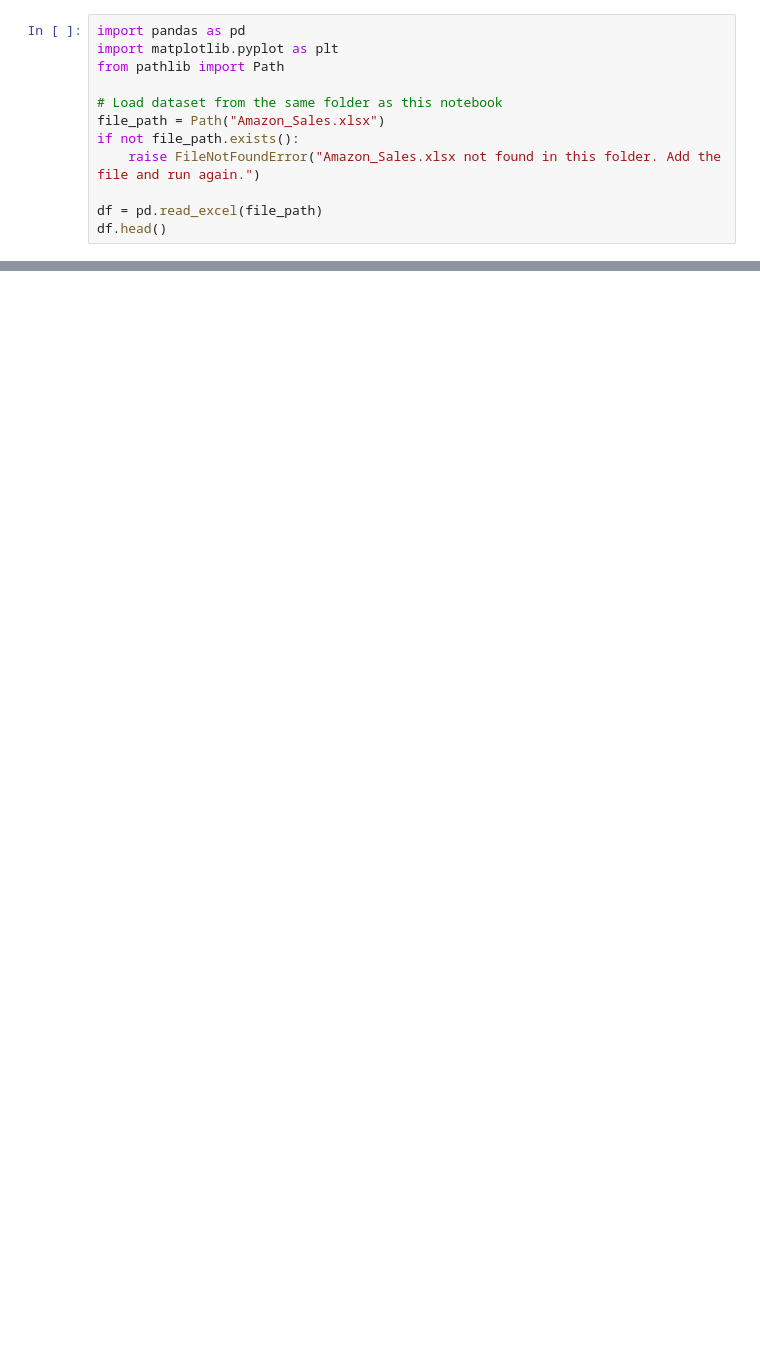
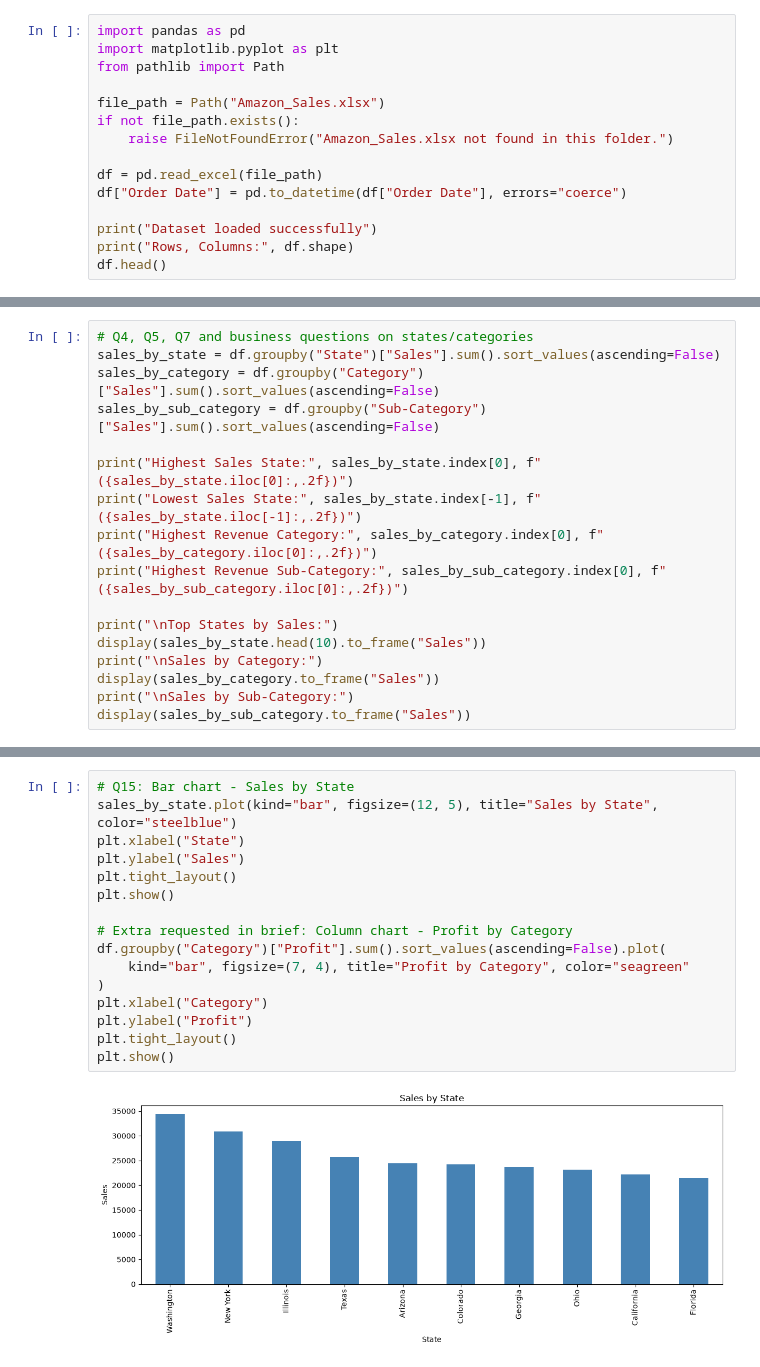
Before and after one commit to AshishCherian15/Amazon-Sales-Analysis, a Jupyter notebook: Amazon_Sales_Analysis.ipynb, the cells around one changed output, grey strips where cells are left out. Drawn from its saved outputs; the diff is of its cells as text; blank space fills up the shorter version.

Commit message:
Complete Amazon sales analysis with executed outputs

```diff
--- a/Amazon_Sales_Analysis.ipynb
+++ b/Amazon_Sales_Analysis.ipynb
@@ -7,10 +7,13 @@ import pandas as pd
 import matplotlib.pyplot as plt
 from pathlib import Path
 
-# Load dataset from the same folder as this notebook
 file_path = Path("Amazon_Sales.xlsx")
 if not file_path.exists():
-    raise FileNotFoundError("Amazon_Sales.xlsx not found in this folder. Add the file and run again.")
+    raise FileNotFoundError("Amazon_Sales.xlsx not found in this folder.")
 
 df = pd.read_excel(file_path)
+df["Order Date"] = pd.to_datetime(df["Order Date"], errors="coerce")
+
+print("Dataset loaded successfully")
+print("Rows, Columns:", df.shape)
 df.head()
@@ -58,0 +93,17 @@ plt.show()
+# %%
+# Q4, Q5, Q7 and business questions on states/categories
+sales_by_state = df.groupby("State")["Sales"].sum().sort_values(ascending=False)
+sales_by_category = df.groupby("Category")["Sales"].sum().sort_values(ascending=False)
+sales_by_sub_category = df.groupby("Sub-Category")["Sales"].sum().sort_values(ascending=False)
+
+print("Highest Sales State:", sales_by_state.index[0], f"({sales_by_state.iloc[0]:,.2f})")
+print("Lowest Sales State:", sales_by_state.index[-1], f"({sales_by_state.iloc[-1]:,.2f})")
+print("Highest Revenue Category:", sales_by_category.index[0], f"({sales_by_category.iloc[0]:,.2f})")
+print("Highest Revenue Sub-Category:", sales_by_sub_category.index[0], f"({sales_by_sub_category.iloc[0]:,.2f})")
+
+print("\nTop States by Sales:")
+display(sales_by_state.head(10).to_frame("Sales"))
+print("\nSales by Category:")
+display(sales_by_category.to_frame("Sales"))
+print("\nSales by Sub-Category:")
+display(sales_by_sub_category.to_frame("Sales"))
@@ -58,0 +245,18 @@ plt.show()
+# %%
+# Q15: Bar chart - Sales by State
+sales_by_state.plot(kind="bar", figsize=(12, 5), title="Sales by State", color="steelblue")
+plt.xlabel("State")
+plt.ylabel("Sales")
+plt.tight_layout()
+plt.show()
+
+# Extra requested in brief: Column chart - Profit by Category
+df.groupby("Category")["Profit"].sum().sort_values(ascending=False).plot(
+    kind="bar", figsize=(7, 4), title="Profit by Category", color="seagreen"
+)
+plt.xlabel("Category")
+plt.ylabel("Profit")
+plt.tight_layout()
+plt.show()
+# %% [output]
+[figure, added]
```
Also changed, not shown: parts of 16 cells of this notebook, 1 other file.
